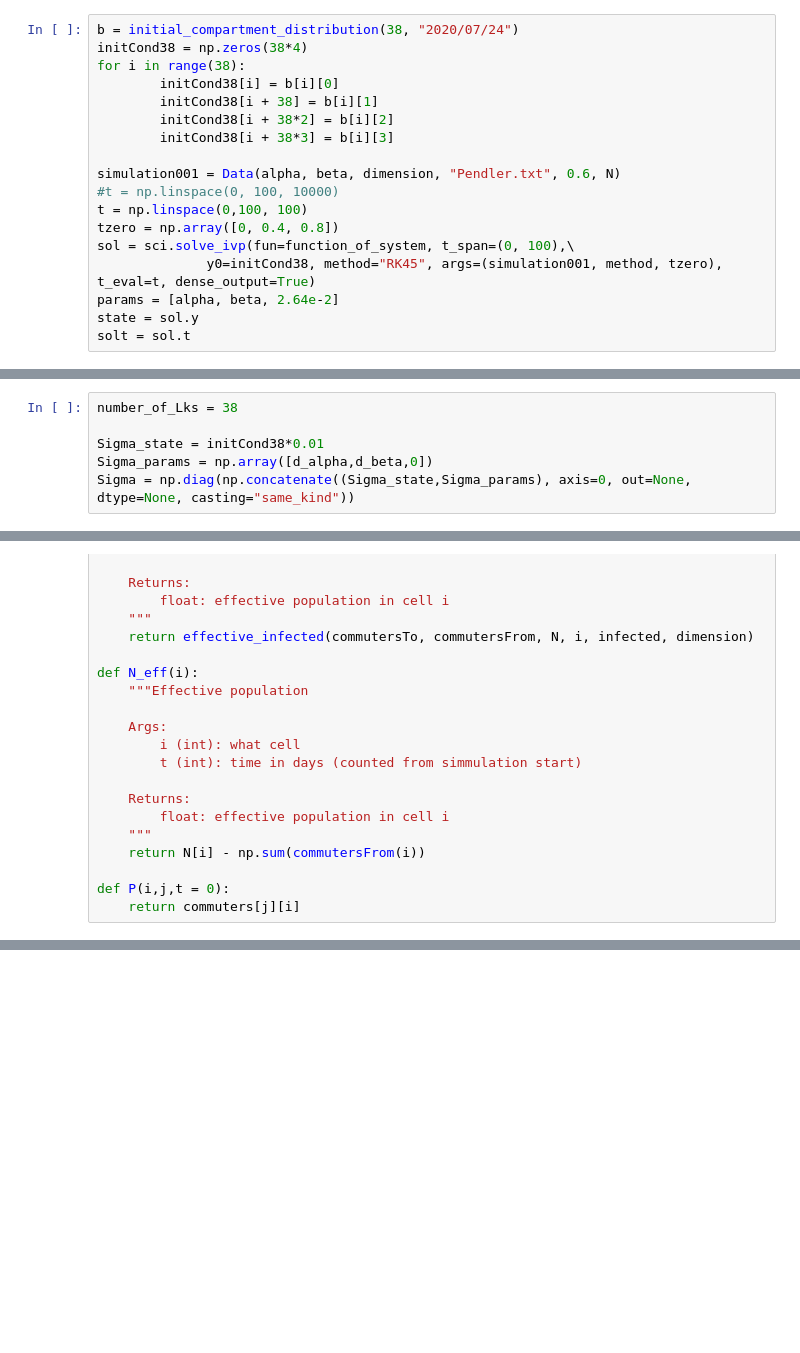
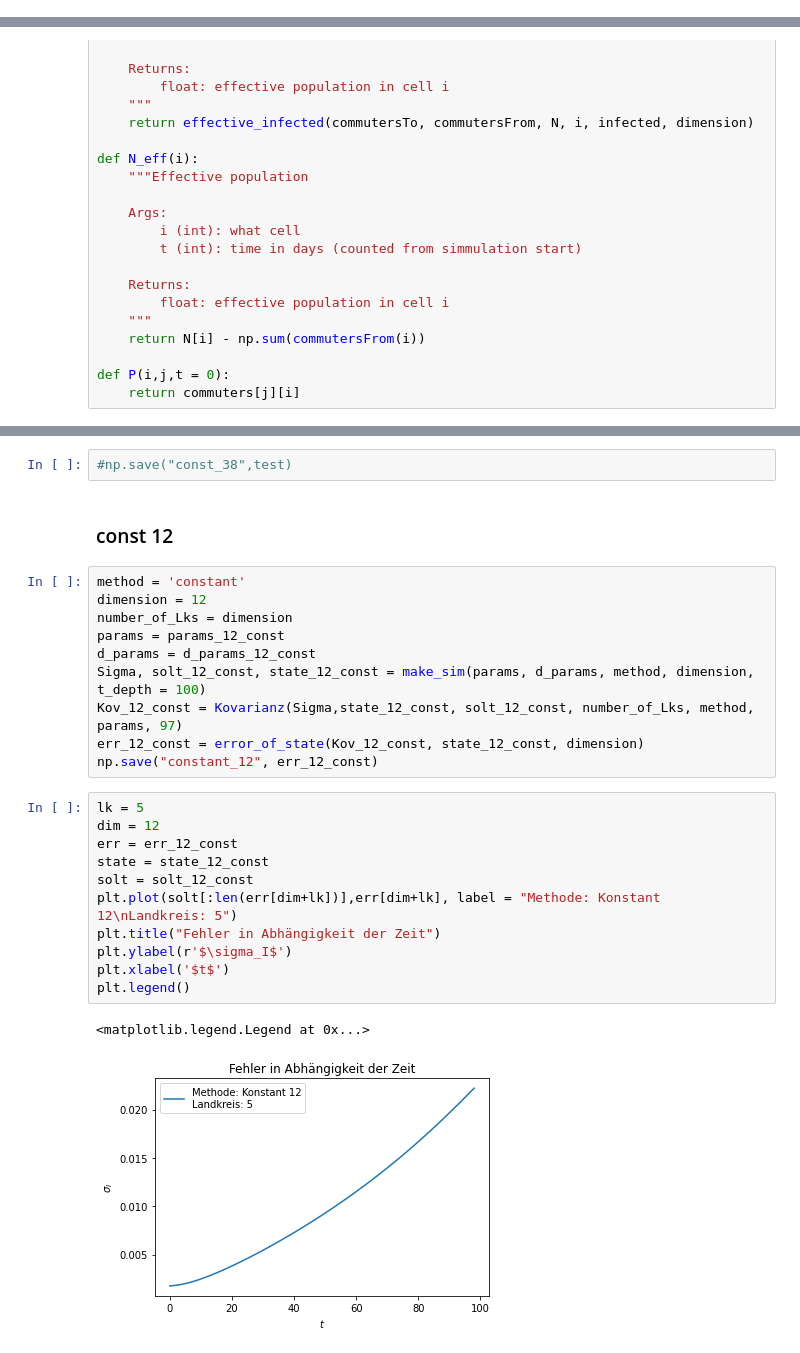
Before and after one commit to torbensun/Modeling-Of-Epidemics-With-Compartmental-And-Network-Models, a Jupyter notebook: Fehlerfortpflanzung.ipynb, the cells around one changed output, grey strips where cells are left out. Cells and saved outputs as stored; diff of their text form; blank space fills up the shorter version.

Commit message:
added plots

```diff
--- a/Fehlerfortpflanzung.ipynb
+++ b/Fehlerfortpflanzung.ipynb
@@ -228,21 +267,3 @@ for row in file:
         break
     commuters[i] = np.asarray(row[0:dimension])
     i += 1
-# %%
-b = initial_compartment_distribution(38, "2020/07/24")
-initCond38 = np.zeros(38*4)
-for i in range(38):
-        initCond38[i] = b[i][0]
-        initCond38[i + 38] = b[i][1]
-        initCond38[i + 38*2] = b[i][2]
-        initCond38[i + 38*3] = b[i][3]
-
-simulation001 = Data(alpha, beta, dimension, "Pendler.txt", 0.6, N)
-#t = np.linspace(0, 100, 10000)
-t = np.linspace(0,100, 100)
-tzero = np.array([0, 0.4, 0.8])
-sol = sci.solve_ivp(fun=function_of_system, t_span=(0, 100),\
-              y0=initCond38, method="RK45", args=(simulation001, method, tzero), t_eval=t, dense_output=True)
-params = [alpha, beta, 2.64e-2]
-state = sol.y
-solt = sol.t
@@ -251,6 +269,0 @@ solt = sol.t
-# %%
-number_of_Lks = 38
-
-Sigma_state = initCond38*0.01
-Sigma_params = np.array([d_alpha,d_beta,0])
-Sigma = np.diag(np.concatenate((Sigma_state,Sigma_params), axis=0, out=None, dtype=None, casting="same_kind"))
@@ -696,0 +995,28 @@ array([[ 9.99999549e-03, -9.11768943e-15, -1.05241839e-14,
+# %%
+#np.save("const_38",test)
+# %% [markdown]
+### const 12
+# %%
+method = 'constant'
+dimension = 12
+number_of_Lks = dimension
+params = params_12_const
+d_params = d_params_12_const
+Sigma, solt_12_const, state_12_const = make_sim(params, d_params, method, dimension, t_depth = 100)
+Kov_12_const = Kovarianz(Sigma,state_12_const, solt_12_const, number_of_Lks, method, params, 97)
+err_12_const = error_of_state(Kov_12_const, state_12_const, dimension)
+np.save("constant_12", err_12_const)
+# %%
+lk = 5
+dim = 12
+err = err_12_const
+state = state_12_const
+solt = solt_12_const
+plt.plot(solt[:len(err[dim+lk])],err[dim+lk], label = "Methode: Konstant 12\nLandkreis: 5")
+plt.title("Fehler in Abhängigkeit der Zeit")
+plt.ylabel(r'$\sigma_I$')
+plt.xlabel('$t$')
+plt.legend()
+# %% [output]
+<matplotlib.legend.Legend at 0x...>
+[figure, added]
```
Also changed, not shown: parts of 51 cells of this notebook.
